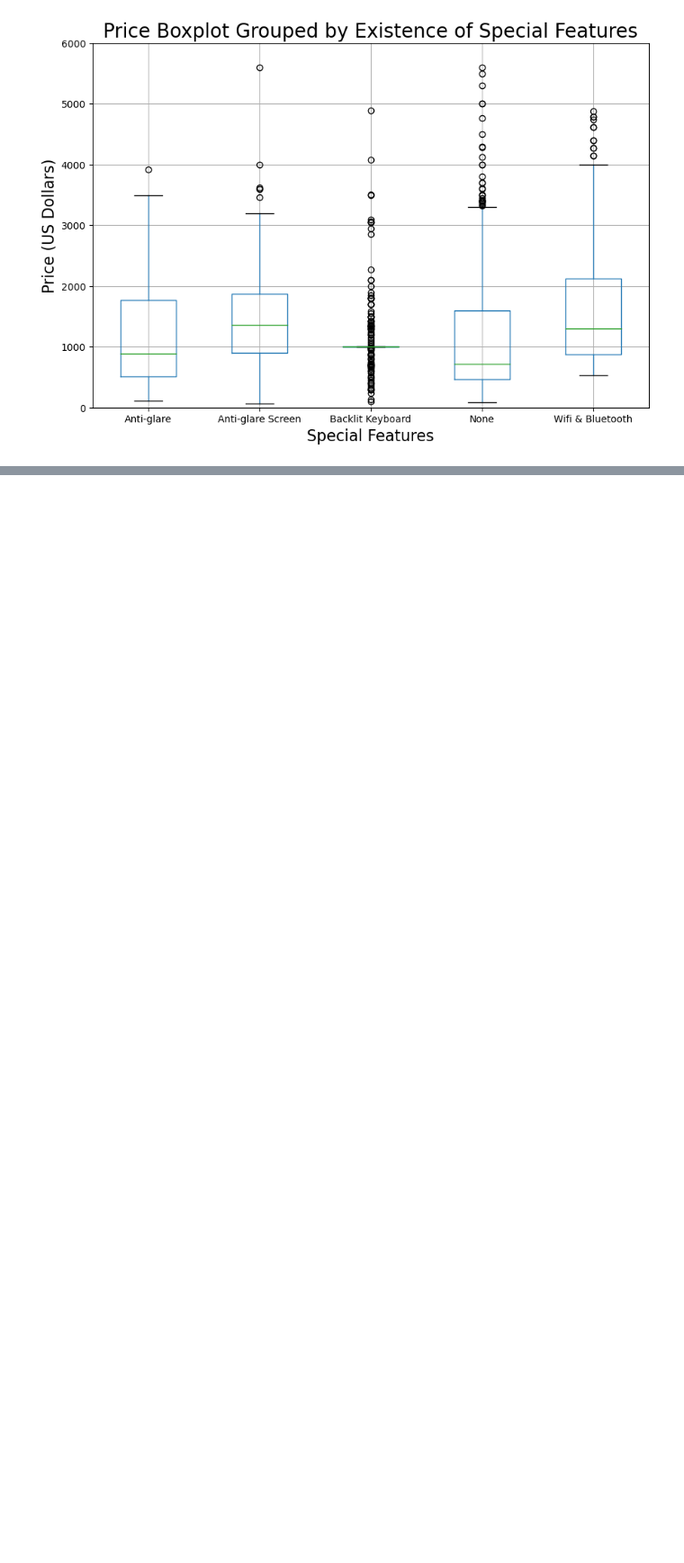
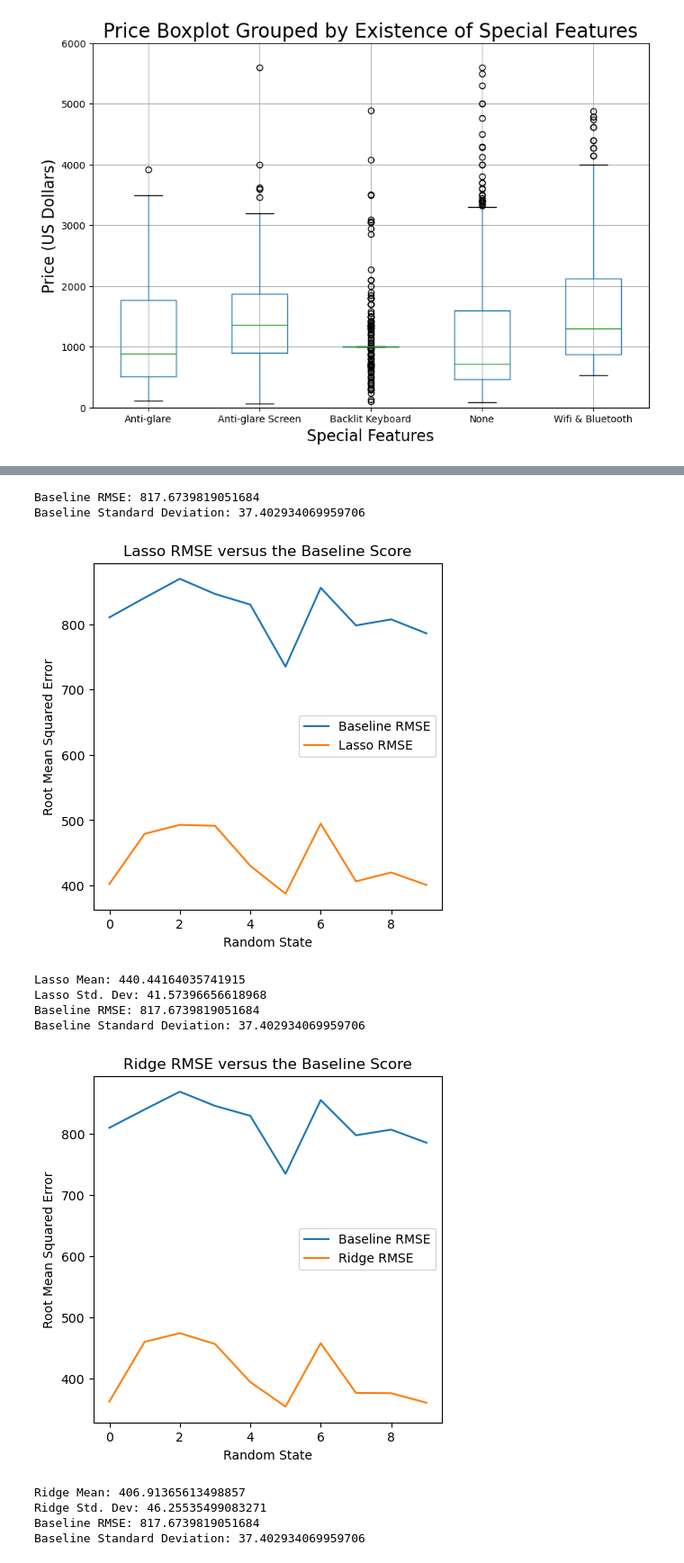
Before and after one commit to emlberman/project-emlberman, a Jupyter notebook: projectdraft.ipynb, the cells around one changed output, grey strips where cells are left out. Shown at 90% size. Saved outputs shown, nothing was run; the diff lists cells and outputs as text; code cells hidden in the pictures; blank space fills up the shorter version.

Commit message:
ML algos and graphs

```diff
--- a/projectdraft.ipynb
+++ b/projectdraft.ipynb
@@ -356,0 +394,60 @@ print(X_test.shape)
+# %%
+categorical_transformer = Pipeline(steps=[
+    ('imputer', SimpleImputer(strategy='constant',fill_value='missing')),
+    ('onehot', OneHotEncoder(sparse_output=False,handle_unknown='ignore'))])
+
+numeric_transformer = Pipeline(steps=[
+    ('imputer', IterativeImputer(estimator = LinearRegression(), random_state=42)),
+    ('scaler', StandardScaler())])
+
+preprocessor = ColumnTransformer(
+  transformers = [
+       ('cat', categorical_transformer, cat_ftrs),
+       ('cont', numeric_transformer, cont_ftrs)])
+
+ML_algo= Lasso()
+param_grid = {'model__alpha': [1, 10, 100]}
+
+test_scores, best_models = ML_pipeline(X, y, preprocessor, ML_algo, param_grid, 'Lasso RMSE')
+print(f'Lasso Mean: {np.mean(test_scores)}')
+print(f'Lasso Std. Dev: {np.std(test_scores)}')
+
+ridge_param_grid = {'model__alpha': [1e-4, 1e-3, 1e-2, 1e-1, 1e0, 1e1, 1e2]}
+ML_algo=Ridge()
+test_scores, best_models = ML_pipeline(X, y, preprocessor, ML_algo, ridge_param_grid, 'Ridge RMSE')
+
+print(f'Ridge Mean: {np.mean(test_scores)}')
+print(f'Ridge Std. Dev: {np.std(test_scores)}')
+
+elastic_net_param_grid = {
+    'model__alpha': [1, 10, 100],
+    'model__l1_ratio': [0.1, 0.5, 0.9],
+    'model__max_iter': [1000, 2000, 5000]
+}
+
+
+ML_algo = ElasticNet()
+test_scores, best_models = ML_pipeline(X, y, preprocessor, ML_algo, elastic_net_param_grid, 'Elastic Net RMSE')
+print(f'Elastic Net Mean: {np.mean(test_scores)}')
+print(f'Elastic Net Std. Dev: {np.std(test_scores)}')
+
+rf_param_grid = {'model__n_estimators': [30, 50],
+                 'model__max_depth': [1, 5, 10]}
+ML_algo=RandomForestRegressor()
+test_scores, best_models = ML_pipeline(X, y, preprocessor, ML_algo, rf_param_grid, 'Random Forest RMSE')
+
+print(f'Random Forest Mean: {np.mean(test_scores)}')
+print(f'Random Forest Std. Dev: {np.std(test_scores)}')
+# %% [output]
+Baseline RMSE: 817.6739819051684
+Baseline Standard Deviation: 37.402934069959706
+[figure, added]
+Lasso Mean: 440.44164035741915
+Lasso Std. Dev: 41.57396656618968
+Baseline RMSE: 817.6739819051684
+Baseline Standard Deviation: 37.402934069959706
+[figure, added]
+Ridge Mean: 406.91365613498857
+Ridge Std. Dev: 46.25535499083271
+Baseline RMSE: 817.6739819051684
+Baseline Standard Deviation: 37.402934069959706
```
Also changed, not shown: parts of 6 cells of this notebook, 12 other files.
